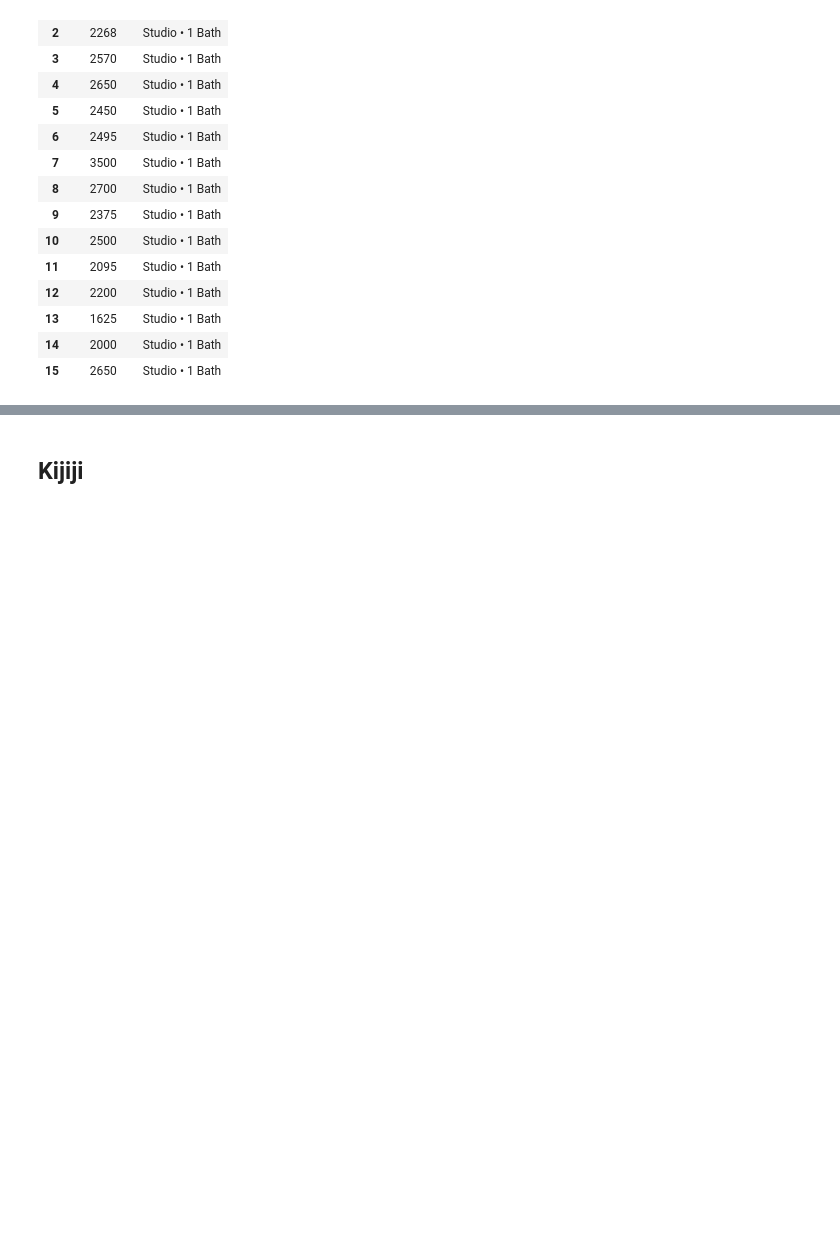
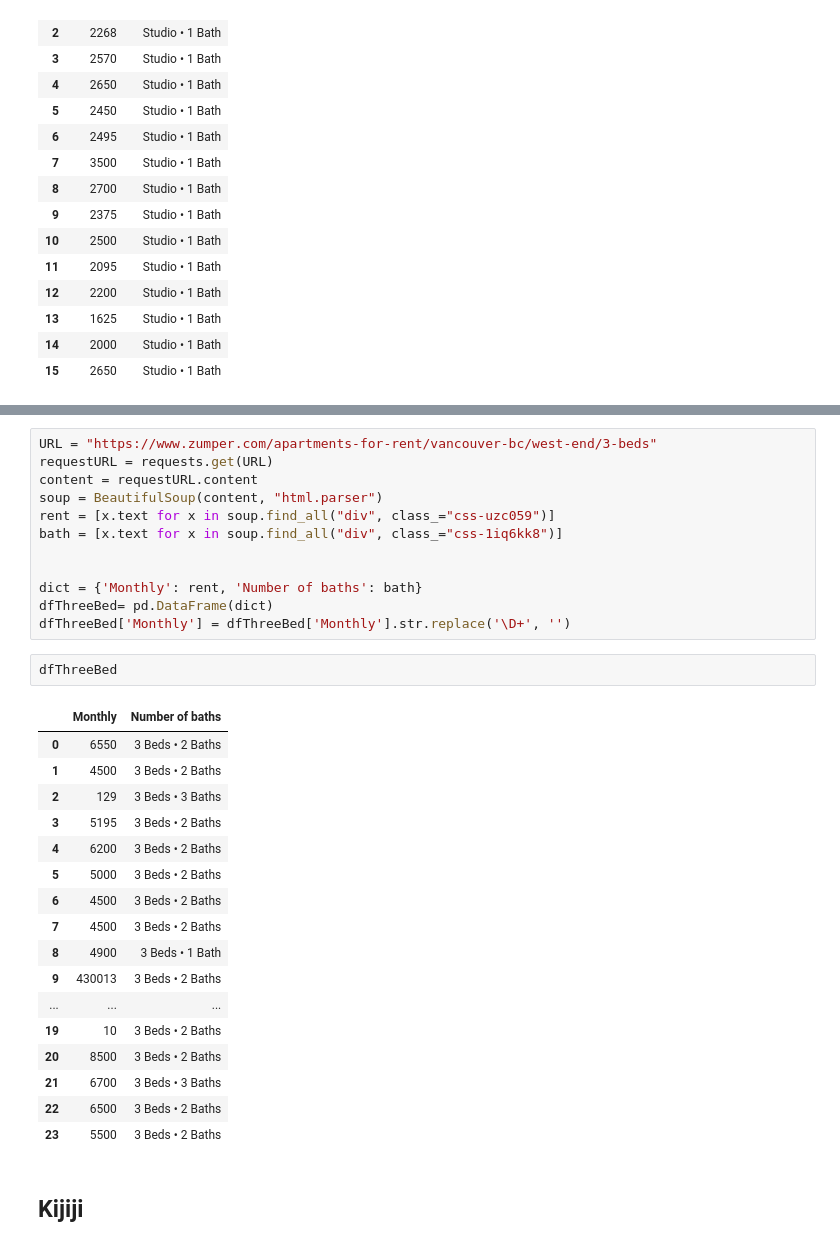
Before and after one commit to JamesKha/CodeChallenge, a Jupyter notebook: DataPrep.ipynb, the cells around one changed output, grey strips where cells are left out. Saved outputs shown, nothing was run; the diff lists cells and outputs as text; blank space fills up the shorter version.

```diff
--- a/DataPrep.ipynb
+++ b/DataPrep.ipynb
@@ -44,3 +113,35 @@ df
+# %%
+URL = "https://www.zumper.com/apartments-for-rent/vancouver-bc/west-end/3-beds"
+requestURL = requests.get(URL)
+content = requestURL.content
+soup = BeautifulSoup(content, "html.parser")
+rent = [x.text for x in soup.find_all("div", class_="css-uzc059")]
+bath = [x.text for x in soup.find_all("div", class_="css-1iq6kk8")]
+
+
+dict = {'Monthly': rent, 'Number of baths': bath}
+dfThreeBed= pd.DataFrame(dict)
+dfThreeBed['Monthly'] = dfThreeBed['Monthly'].str.replace('\D+', '')
+# %%
+dfThreeBed
+# %% [output]
+|  | Monthly | Number of baths |
+| 0 | 6550 | 3 Beds • 2 Baths |
+| 1 | 4500 | 3 Beds • 2 Baths |
+| 2 | 129 | 3 Beds • 3 Baths |
+| 3 | 5195 | 3 Beds • 2 Baths |
+| 4 | 6200 | 3 Beds • 2 Baths |
+| 5 | 5000 | 3 Beds • 2 Baths |
+| 6 | 4500 | 3 Beds • 2 Baths |
+| 7 | 4500 | 3 Beds • 2 Baths |
+| 8 | 4900 | 3 Beds • 1 Bath |
+| 9 | 430013 | 3 Beds • 2 Baths |
+| ... | ... | ... |
+| 19 | 10 | 3 Beds • 2 Baths |
+| 20 | 8500 | 3 Beds • 2 Baths |
+| 21 | 6700 | 3 Beds • 3 Baths |
+| 22 | 6500 | 3 Beds • 2 Baths |
+| 23 | 5500 | 3 Beds • 2 Baths |
 # %% [markdown]
 ## Kijiji
 # %%
```
Also changed, not shown: parts of 14 cells of this notebook.
